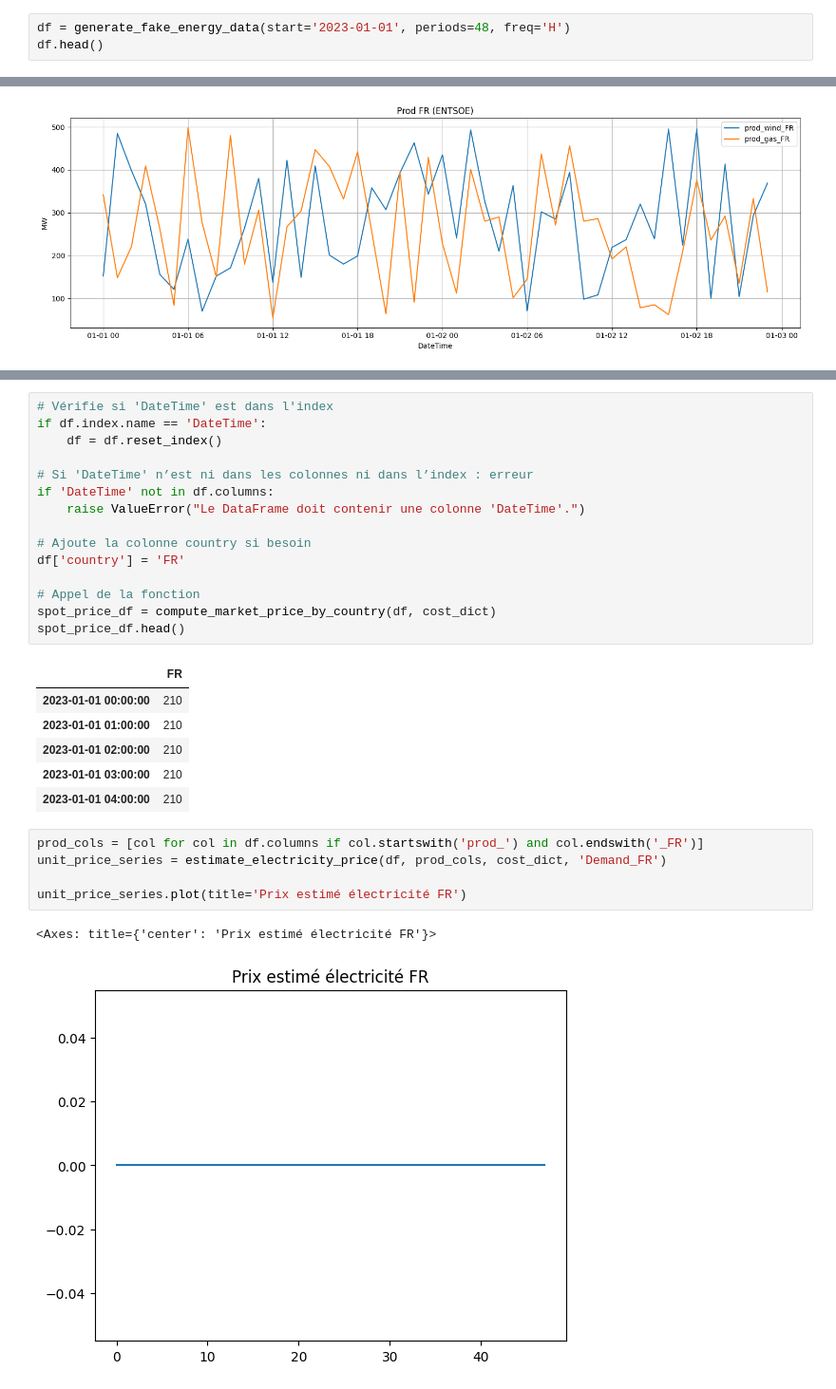
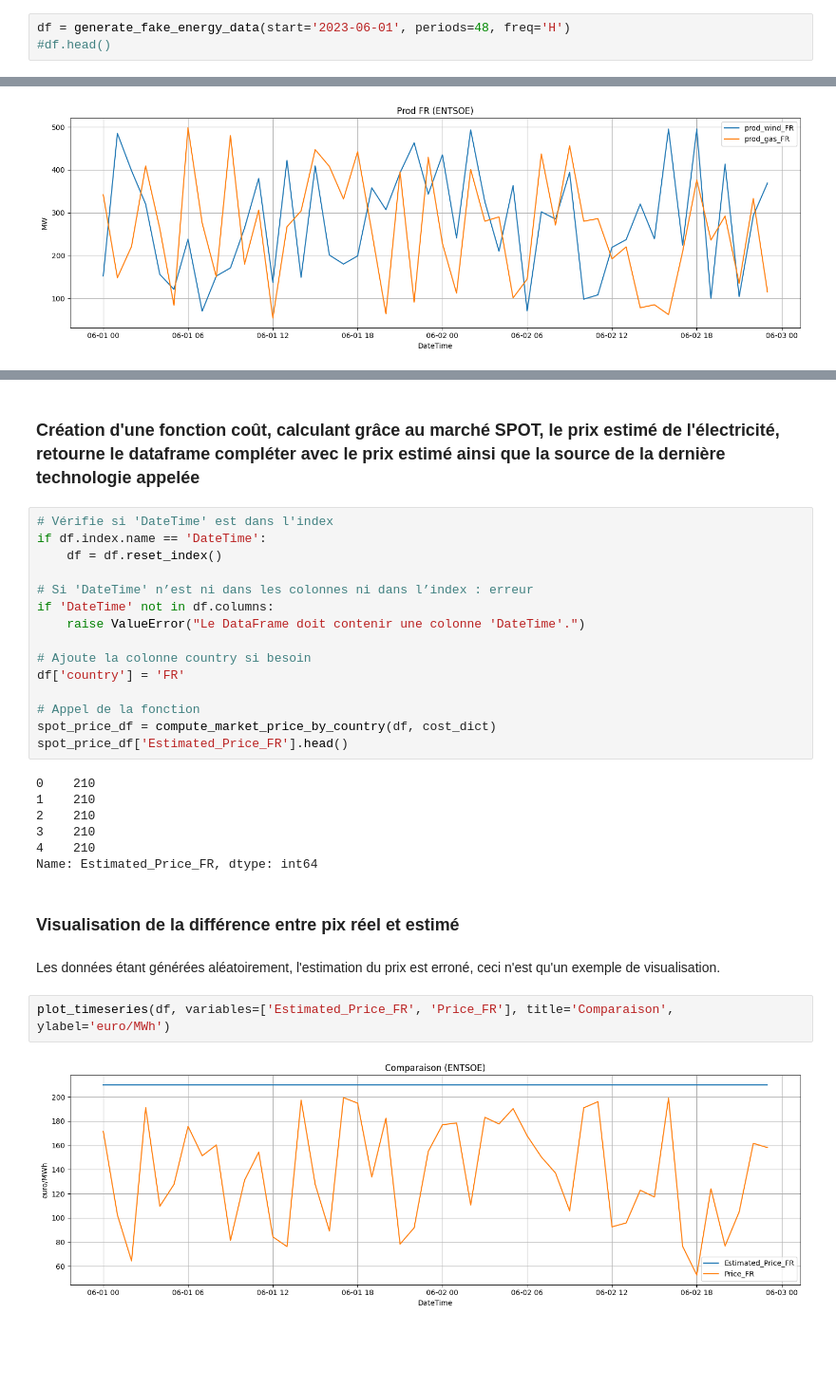
Before and after one commit to qdupayage/Librairy, a Jupyter notebook: EnerData_Project/notebook/test.ipynb, the cells around one changed output, grey strips where cells are left out. Shown at 95% size. Cells and saved outputs as stored; diff of their text form; blank space fills up the shorter version.

```diff
--- a/EnerData_Project/notebook/test.ipynb
+++ b/EnerData_Project/notebook/test.ipynb
@@ -13,3 +19,3 @@ from data_generator import generate_fake_energy_data
 # %%
-df = generate_fake_energy_data(start='2023-01-01', periods=48, freq='H')
-df.head()
+df = generate_fake_energy_data(start='2023-06-01', periods=48, freq='H')
+#df.head()
@@ -39,3 +40,5 @@ df_fr.head()
+# %% [markdown]
+### Création d'une fonction coût, calculant grâce au marché SPOT, le prix estimé de l'électricité, retourne le dataframe compléter avec le prix estimé ainsi que la source de la dernière technologie appelée
 # %%
 # Vérifie si 'DateTime' est dans l'index
 if df.index.name == 'DateTime':
@@ -50,19 +53,19 @@ df['country'] = 'FR'
 
 # Appel de la fonction
 spot_price_df = compute_market_price_by_country(df, cost_dict)
-spot_price_df.head()
+spot_price_df['Estimated_Price_FR'].head()
 # %% [output]
-|  | FR |
-| 2023-01-01 00:00:00 | 210 |
-| 2023-01-01 01:00:00 | 210 |
-| 2023-01-01 02:00:00 | 210 |
-| 2023-01-01 03:00:00 | 210 |
-| 2023-01-01 04:00:00 | 210 |
+0    210
+1    210
+2    210
+3    210
+4    210
+Name: Estimated_Price_FR, dtype: int64
+# %% [markdown]
+### Visualisation de la différence entre pix réel et estimé
+# %% [markdown]
+Les données étant générées aléatoirement, l'estimation du prix est erroné, ceci n'est qu'un exemple de visualisation.
 # %%
-prod_cols = [col for col in df.columns if col.startswith('prod_') and col.endswith('_FR')]
-unit_price_series = estimate_electricity_price(df, prod_cols, cost_dict, 'Demand_FR')
-
-unit_price_series.plot(title='Prix estimé électricité FR')
+plot_timeseries(df, variables=['Estimated_Price_FR', 'Price_FR'], title='Comparaison', ylabel='euro/MWh')
 # %% [output]
-<Axes: title={'center': 'Prix estimé électricité FR'}>
-[figure, old version]
+[figure, new version]
```
Also changed, not shown: parts of 6 cells of this notebook, 4 other files.
